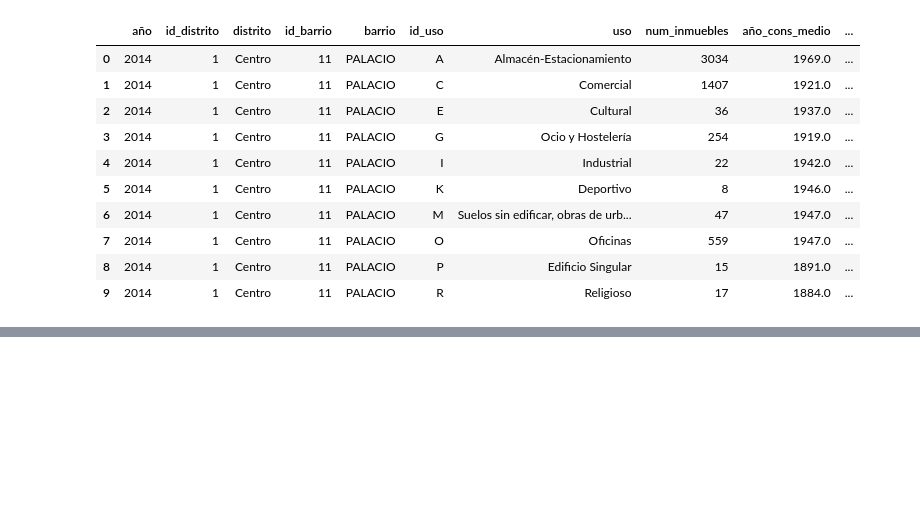
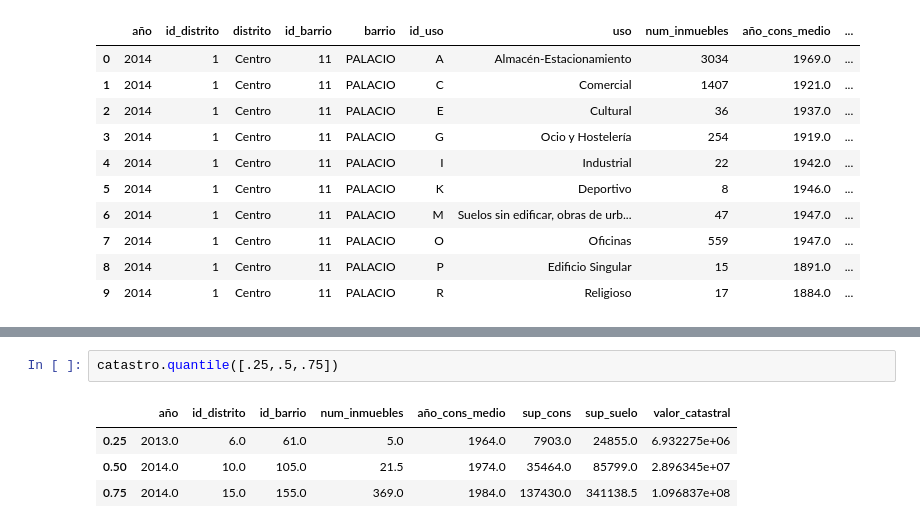
Before and after one commit to yanaySG/proyecto_python_AFI, a Jupyter notebook: Lecciones/3-pandas-notebooks/4. Preparacion y exploracion de datos.ipynb, the cells around one changed output, grey strips where cells are left out. Saved outputs shown, nothing was run; the diff lists cells and outputs as text; blank space fills up the shorter version.

```diff
--- a/Lecciones/3-pandas-notebooks/4. Preparacion y exploracion de datos.ipynb
+++ b/Lecciones/3-pandas-notebooks/4. Preparacion y exploracion de datos.ipynb
@@ -226,0 +316,7 @@ Imputación de valores por valor siguiente (por columnas)
+# %%
+catastro.quantile([.25,.5,.75])
+# %% [output]
+|  | año | id_distrito | id_barrio | num_inmuebles | año_cons_medio | sup_cons | sup_suelo | valor_catastral |
+| 0.25 | 2013.0 | 6.0 | 61.0 | 5.0 | 1964.0 | 7903.0 | 24855.0 | 6.932275e+06 |
+| 0.50 | 2014.0 | 10.0 | 105.0 | 21.5 | 1974.0 | 35464.0 | 85799.0 | 2.896345e+07 |
+| 0.75 | 2014.0 | 15.0 | 155.0 | 369.0 | 1984.0 | 137430.0 | 341138.5 | 1.096837e+08 |
```
Also changed, not shown: parts of 10 cells of this notebook.
